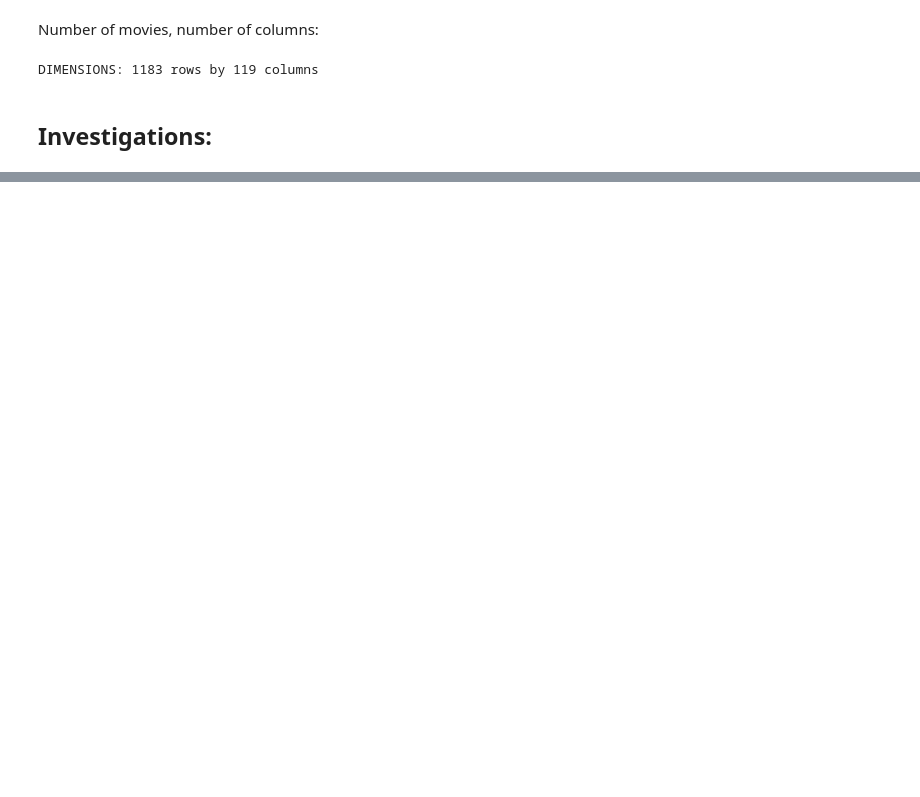
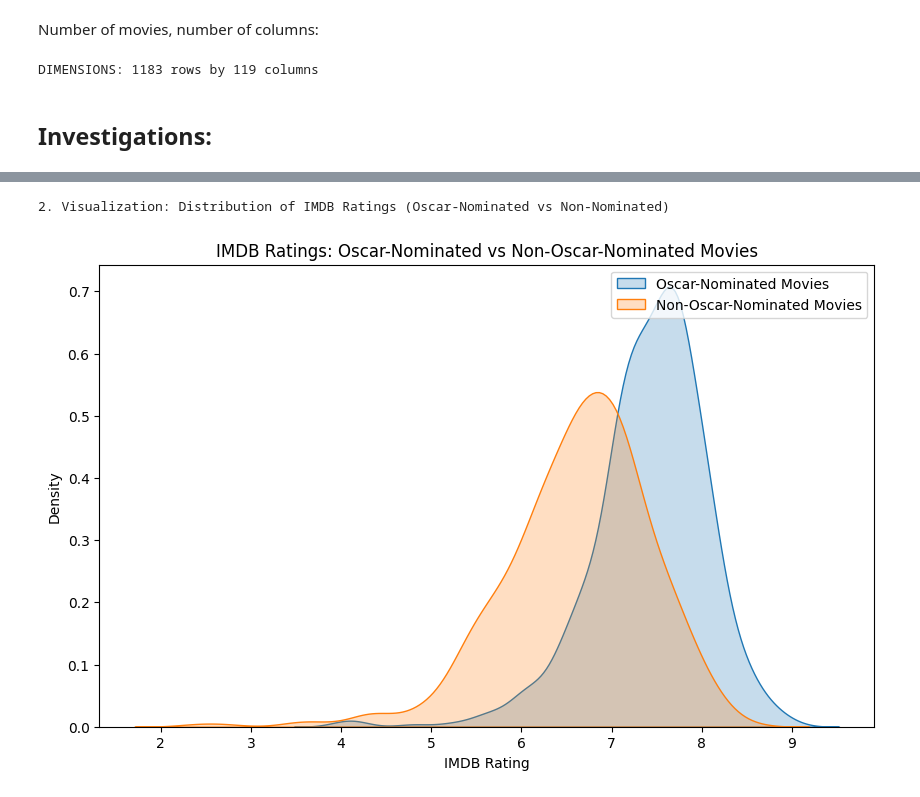
Before and after one commit to ryandecamp/CMSC320FinalProject, a Jupyter notebook: checkpoint2/checkpoint_2.ipynb, the cells around one changed output, grey strips where cells are left out. Saved outputs shown, nothing was run; the diff lists cells and outputs as text; code cells hidden in the pictures; blank space fills up the shorter version.

```diff
--- a/checkpoint2/checkpoint_2.ipynb
+++ b/checkpoint2/checkpoint_2.ipynb
@@ -452,0 +471,11 @@ DIMENSIONS: 1183 rows by 119 columns
+# %%
+print("1. Basic Summary Statistics: Oscar-nominated vs Non-Oscar-nominated Movies\n")
+oscar_nom = movie_df[movie_df['Oscar_nominated'] > 0]['rate']
+non_oscar_nom = movie_df[movie_df['Oscar_nominated'] == 0]['rate']
+
+print("Summary Statistics for Oscar-Nominated Movies:")
+print(oscar_nom.describe())
+print("\nSummary Statistics for Non-Oscar-Nominated Movies:")
+print(non_oscar_nom.describe())
+
+print("\nWe see there is a near-even split in the data, with the Oscar-nominated movies having a generally higher rating.")
@@ -452,0 +500,13 @@ DIMENSIONS: 1183 rows by 119 columns
+# %%
+print("2. Visualization: Distribution of IMDB Ratings (Oscar-Nominated vs Non-Nominated)")
+plt.figure(figsize=(10, 6))
+sns.kdeplot(oscar_nom, label='Oscar-Nominated Movies', fill=True)
+sns.kdeplot(non_oscar_nom, label='Non-Oscar-Nominated Movies', fill=True)
+plt.title('IMDB Ratings: Oscar-Nominated vs Non-Oscar-Nominated Movies')
+plt.xlabel('IMDB Rating')
+plt.ylabel('Density')
+plt.legend()
+plt.show()
+# %% [output]
+2. Visualization: Distribution of IMDB Ratings (Oscar-Nominated vs Non-Nominated)
+[figure, added]
```
Also changed, not shown: parts of 15 cells of this notebook.
